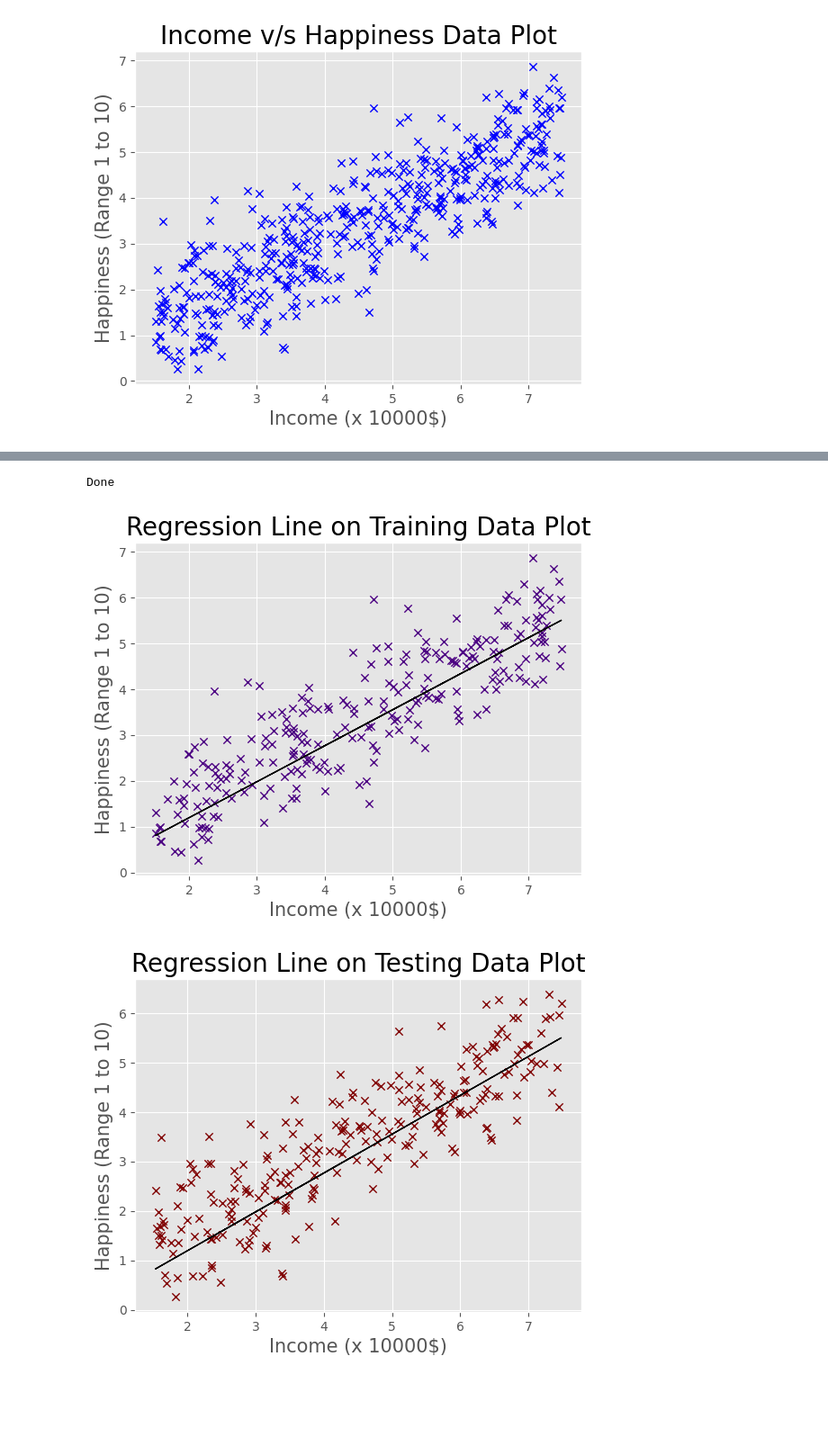
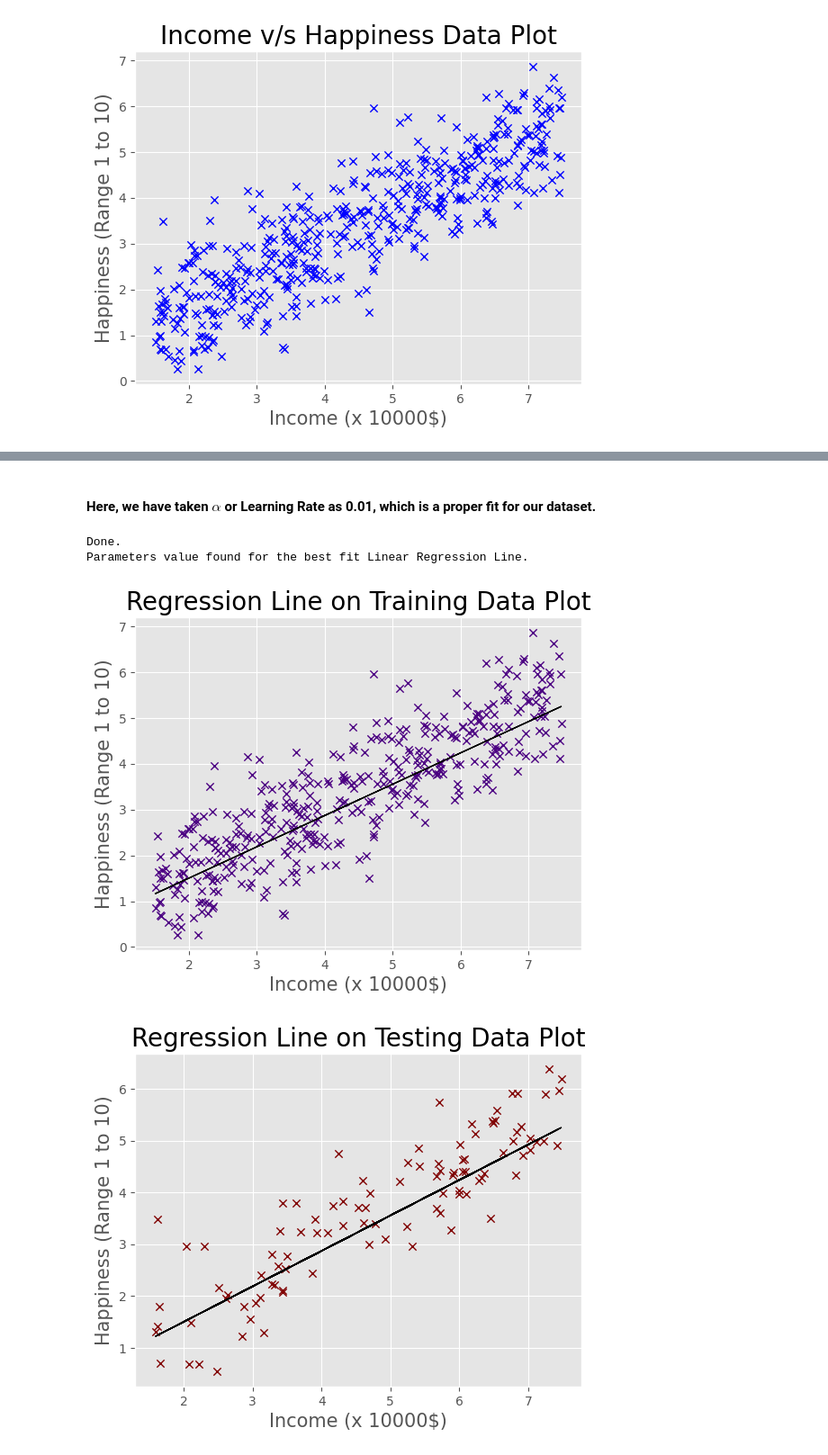
Before and after one commit to Gaurav-Kushwaha-1225/Machine-Learning, a Jupyter notebook: Supervised Models/Regression/Linear Regression.ipynb, the cells around one changed output, grey strips where cells are left out. Shown at 90% size. Saved outputs shown, nothing was run; the diff lists cells and outputs as text; code cells hidden in the pictures; blank space fills up the shorter version.

```diff
--- a/Supervised Models/Regression/Linear Regression.ipynb
+++ b/Supervised Models/Regression/Linear Regression.ipynb
@@ -166,11 +152,11 @@ plt.show()
 shape = income_happiness_data.shape # (498, 3)
 
 # No. of Training Data Rows
-training_rows = int(shape[0] * 0.5) # 398
+training_rows = int(shape[0] * 0.8) # 398
 
 # No. of Testing Data Rows
 testing_rows = shape[0] - training_rows # 498 - 398 = 100
 
-# Now we will divide the whole dataset into Traing (80%) and Testing (20%)
+# Now we will divide the whole dataset into Training (80%) and Testing (20%)
 training_data = income_happiness_data.iloc[:training_rows]
 testing_data = income_happiness_data.iloc[training_rows:]
@@ -208,8 +205,10 @@ def derivative_J_wrt_b(w: float, b: float):
     for i in range(m):
         x = income_x[i]
         y = income_y[i]
-        summation += ((2 * b) + (2 * w * x) - (2 * b))
+        summation += ((2 * b) + (2 * w * x) - (2 * y))
     return summation / (2 * m)
+# %% [markdown]
+#### Here, we have taken $\alpha$ or Learning Rate as 0.01, which is a proper fit for our dataset.
 # %%
 # Defining Alpha or Learning Rate
 alpha = 0.01
@@ -223,9 +222,10 @@ while (Cost_Function(w, b) > 0.3):
     w = temp_w
     b = temp_b
 
-print("Done")
+print("Done. \nParameters value found for the best fit Linear Regression Line.")
 # %% [output]
-Done
+Done.
+Parameters value found for the best fit Linear Regression Line.
 # %%
 # Regression Line's Y data on Training Data Input Variable X i.e. income
 y_data_line = np.array([(w * x + b) for x in training_data['income']])
@@ -236,29 +236,29 @@ plt.style.use("ggplot")
 plt.scatter(training_data['income'], training_data['happiness'], alpha = 1, linestyle = 'solid', linewidth = 1, marker = 'x', color = 'indigo')
 plt.plot(x_data_line, y_data_line, alpha = 1, linestyle = 'solid', linewidth = 1, color = 'black')
 plt.grid(True)
-plt.xlabel("Income (x 10000$)", fontdict = {"fontsize": 15})
-plt.ylabel("Happiness (Range 1 to 10)", fontdict = {"fontsize": 15})
+plt.xlabel("Income (x 10000$)", fontdict = {"fontsize": 15, "fontname": "Sans Serif"})
+plt.ylabel("Happiness (Range 1 to 10)", fontdict = {"fontsize": 15, "fontname": "Sans Serif"})
 plt.xticks(fontsize=10)
 plt.yticks(fontsize=10)
-plt.title("Regression Line on Training Data Plot", fontdict = {"fontsize": 20, "weight": "medium"})
+plt.title("Regression Line on Training Data Plot", fontdict = {"fontsize": 20, "weight": "medium", "fontname": "Sans Serif"})
 plt.show()
 # %% [output]
-[figure, old version]
+[figure, new version]
 # %%
 # Regression Line's Y data on Training Data Input Variable X i.e. income
 y_data_line = np.array([(w * x + b) for x in testing_data['income']])
 x_data_line = testing_data['income']
 
 # Plotting Linear Regression with Testing Graph and Regression Line
 plt.style.use("ggplot")
 plt.scatter(testing_data['income'], testing_data['happiness'], alpha = 1, linestyle = 'solid', linewidth = 1, marker = 'x', color = 'maroon')
 plt.plot(x_data_line, y_data_line, alpha = 1, linestyle = 'solid', linewidth = 1, color = 'black')
 plt.grid(True)
-plt.xlabel("Income (x 10000$)", fontdict = {"fontsize": 15})
-plt.ylabel("Happiness (Range 1 to 10)", fontdict = {"fontsize": 15})
+plt.xlabel("Income (x 10000$)", fontdict = {"fontsize": 15, "fontname": "Sans Serif"})
+plt.ylabel("Happiness (Range 1 to 10)", fontdict = {"fontsize": 15, "fontname": "Sans Serif"})
 plt.xticks(fontsize=10)
 plt.yticks(fontsize=10)
-plt.title("Regression Line on Testing Data Plot", fontdict = {"fontsize": 20, "weight": "medium"})
+plt.title("Regression Line on Testing Data Plot", fontdict = {"fontsize": 20, "weight": "medium", "fontname": "Sans Serif"})
 plt.show()
 # %% [output]
-[figure, old version]
+[figure, new version]
```
Also changed, not shown: parts of 7 cells of this notebook.
